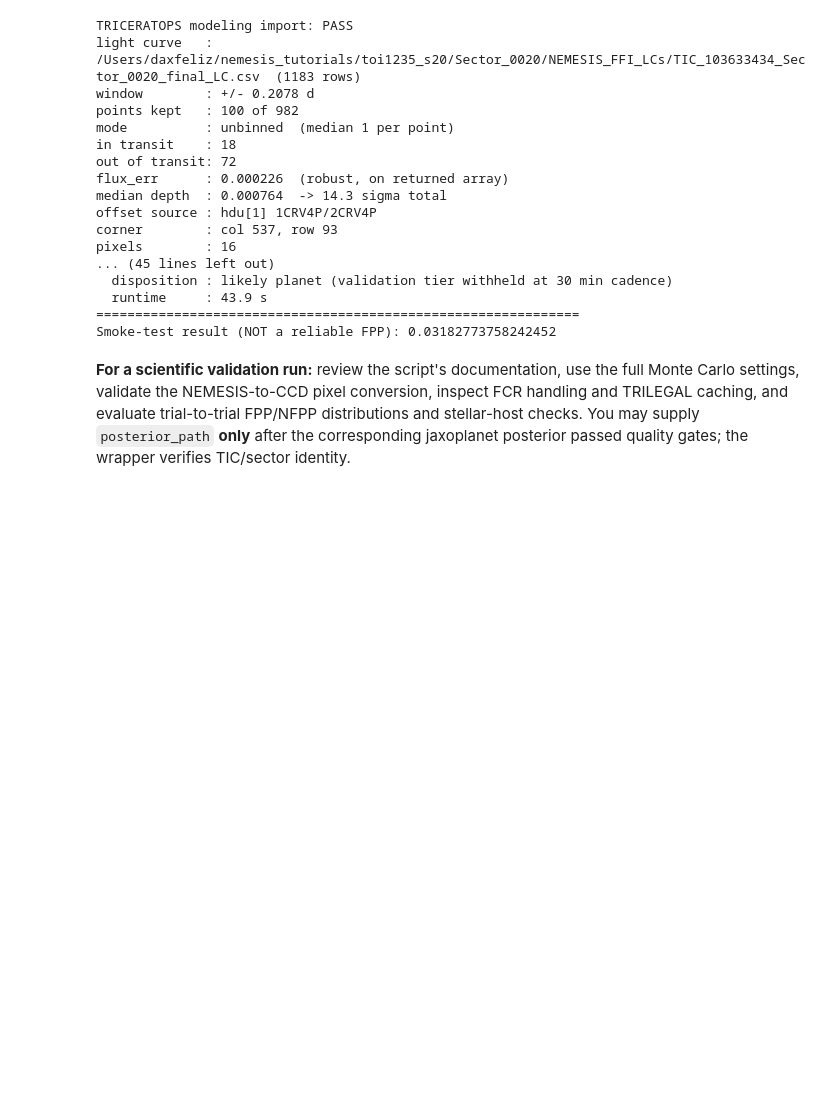
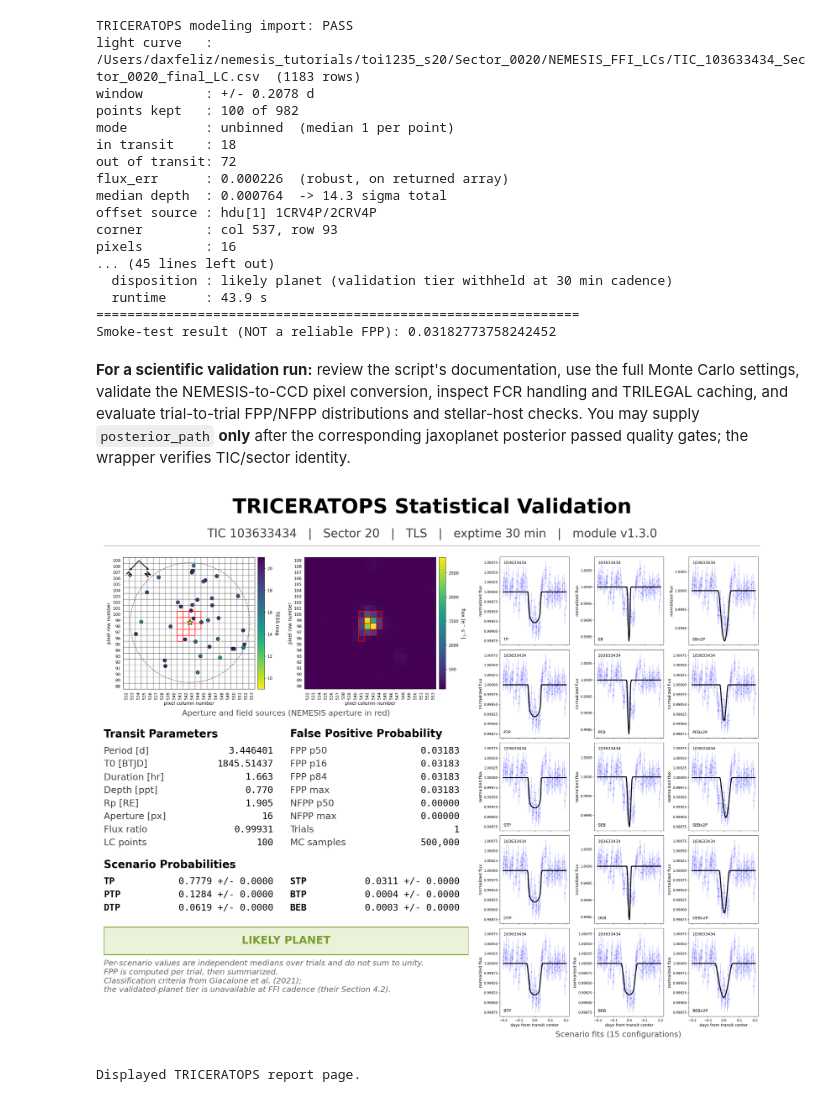
Before and after one commit to daxfeliz/NEMESIS, a Jupyter notebook: docs/notebooks/03_triceratops_validation.ipynb, the cells around one changed output. Cells and saved outputs as stored; diff of their text form; code cells hidden in the pictures; blank space fills up the shorter version.

```diff
--- a/docs/notebooks/03_triceratops_validation.ipynb
+++ b/docs/notebooks/03_triceratops_validation.ipynb
@@ -177,3 +177,29 @@ conversion, inspect FCR handling and TRILEGAL caching, and evaluate
 trial-to-trial FPP/NFPP distributions and stellar-host checks. You may
 supply `posterior_path` **only** after the corresponding jaxoplanet
 posterior passed quality gates; the wrapper verifies TIC/sector identity.
+# %%
+
+from pathlib import Path
+from IPython.display import Image, display
+
+tic_id = 103633434
+sector = 20
+
+page_png = (
+    Path.home()
+    / "nemesis_tutorials"
+    / "toi1235_s20"
+    / "triceratops_tutorial"
+    / f"TIC_{tic_id}_Sector_{sector:04d}_TRICERATOPS_page.png"
+)
+
+if not page_png.is_file():
+    raise FileNotFoundError(
+        f"TRICERATOPS report panel not found: {page_png}"
+    )
+
+display(Image(filename=str(page_png), width=1000))
+print("Displayed TRICERATOPS report page.")
+# %% [output]
+[figure, added]
+Displayed TRICERATOPS report page.
```
Also changed, not shown: 3 other files.
